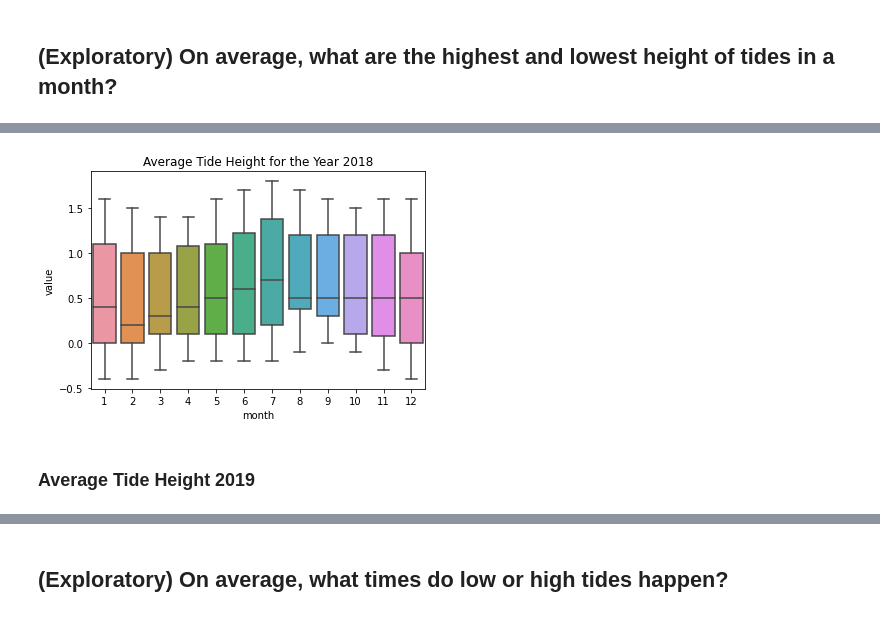
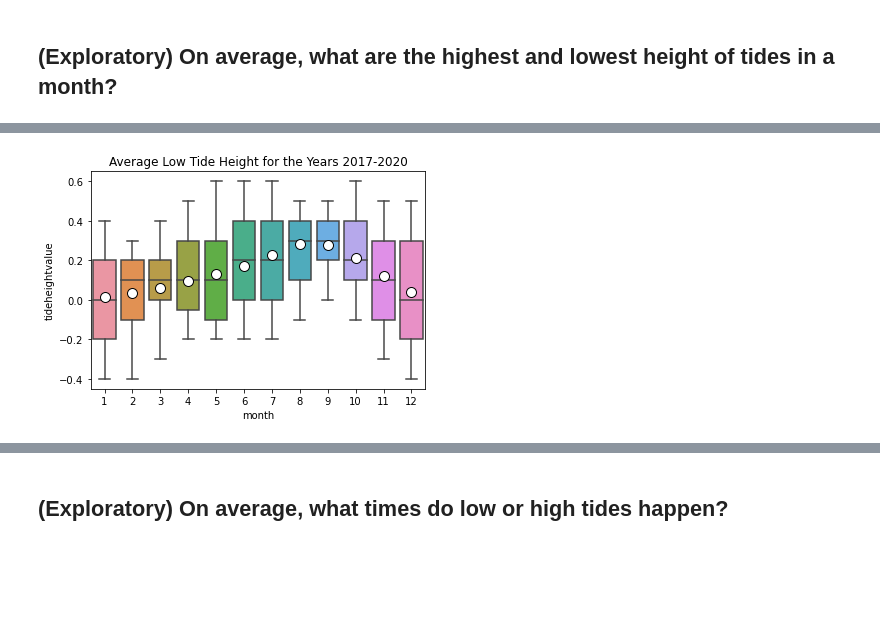
Before and after one commit to rlltj/OpenRefineFinalProject, a Jupyter notebook: OpenRefineMCO2(final).ipynb, the cells around one changed output, grey strips where cells are left out. Drawn from its saved outputs; the diff is of its cells as text; code cells hidden in the pictures; blank space fills up the shorter version.

```diff
--- a/OpenRefineMCO2(final).ipynb
+++ b/OpenRefineMCO2(final).ipynb
@@ -1022,0 +1239,7 @@ whisk = sns.boxplot(x = "month", y = 'value' , order = [1,2,3,4,5,6,7,8,9,10,11,
+# %%
+#Concatenate low tides dataframe 1 and 2, and low tides dataframe 3 and 4, respectively.
+lTH12DF = lTH1DF.append(lTH2DF)
+lTH34DF = lTH3DF.append(lTH4DF)
+
+lTH12DF
+#lTH34DF
@@ -1022,0 +1260,5 @@ whisk = sns.boxplot(x = "month", y = 'value' , order = [1,2,3,4,5,6,7,8,9,10,11,
+# %%
+#Merges tideheight1 and tideheight2 columns
+lTH12meltDF = lTH12DF.melt(id_vars=["date", "month", "year"], value_vars=["tideheight1", "tideheight2"], var_name="tideheight",value_name = "tideheightvalue")
+lTH12meltDF.sort_values(by=['date'], inplace=True)
+lTH12meltDF
@@ -1022,0 +1279,5 @@ whisk = sns.boxplot(x = "month", y = 'value' , order = [1,2,3,4,5,6,7,8,9,10,11,
+# %%
+#Merges tideheight3 and tideheight4 columns
+lTH34meltDF = lTH34DF.melt(id_vars=["date", "month", "year"], value_vars=["tideheight3", "tideheight4"], var_name="tideheight",value_name = "tideheightvalue")
+lTH34meltDF.sort_values(by=['date'], inplace=True)
+lTH34meltDF
@@ -1022,0 +1298,4 @@ whisk = sns.boxplot(x = "month", y = 'value' , order = [1,2,3,4,5,6,7,8,9,10,11,
+# %%
+#Concatenates both merged dataframes
+lTHDF = lTH12meltDF.append(lTH34meltDF)
+lTHDF
@@ -1023,7 +1316,9 @@ whisk = sns.boxplot(x = "month", y = 'value' , order = [1,2,3,4,5,6,7,8,9,10,11,
 # %%
-#Creates a box and whisker plot that shows the average tide height per month for the year 2018
-whisk = sns.boxplot(x = "month", y = 'value' , order = [1,2,3,4,5,6,7,8,9,10,11,12], data = EDATIDE.loc[(EDATIDE['value'] != 99999.0) & (EDATIDE['year'] == 2018)]).set(title='Average Tide Height for the Year 2018')
+#Creating a box and whisker plot on the average low tide height from 2017-2020
+whisk = sns.boxplot(x = "month", y = 'tideheightvalue' , order = [1,2,3,4,5,6,7,8,9,10,11,12], data = lTHDF, showmeans = True,
+meanprops={"marker":"o",
+           "markerfacecolor":"white",
+           "markeredgecolor":"black",
+           "markersize":"10"}).set(title='Average Low Tide Height for the Years 2017-2020')
 # %% [output]
-[figure, old version]
+[figure, new version]
-# %% [markdown]
-### Average Tide Height 2019
```
Also changed, not shown: parts of 35 cells of this notebook.
